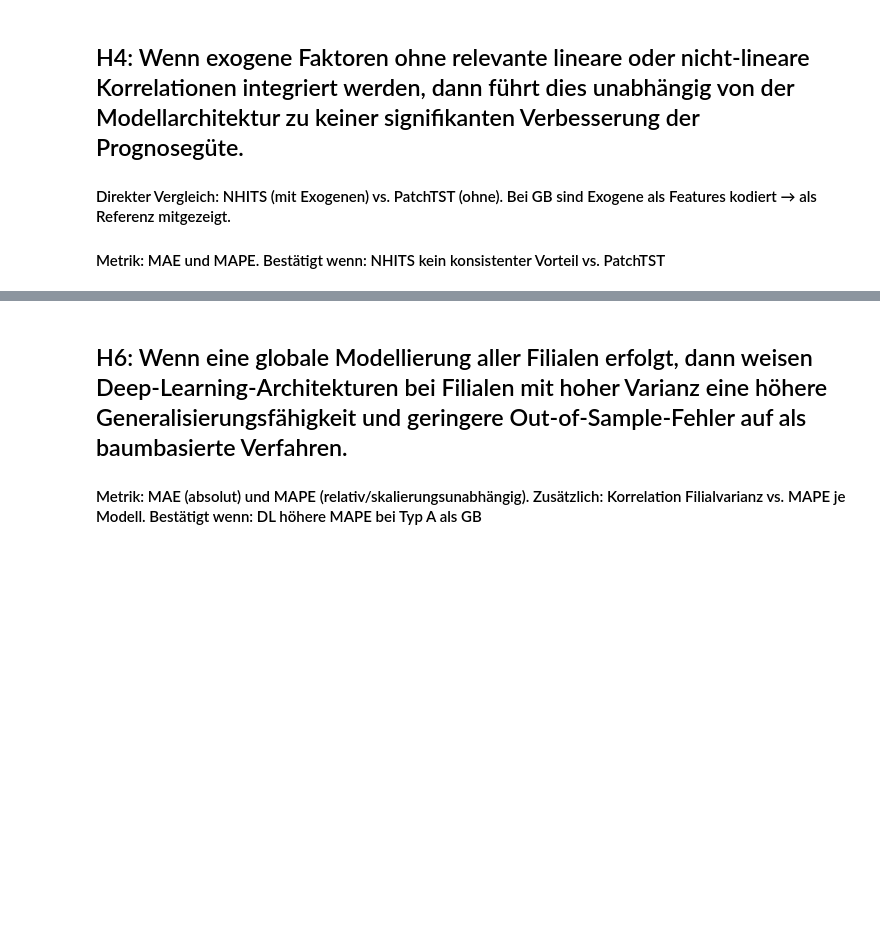
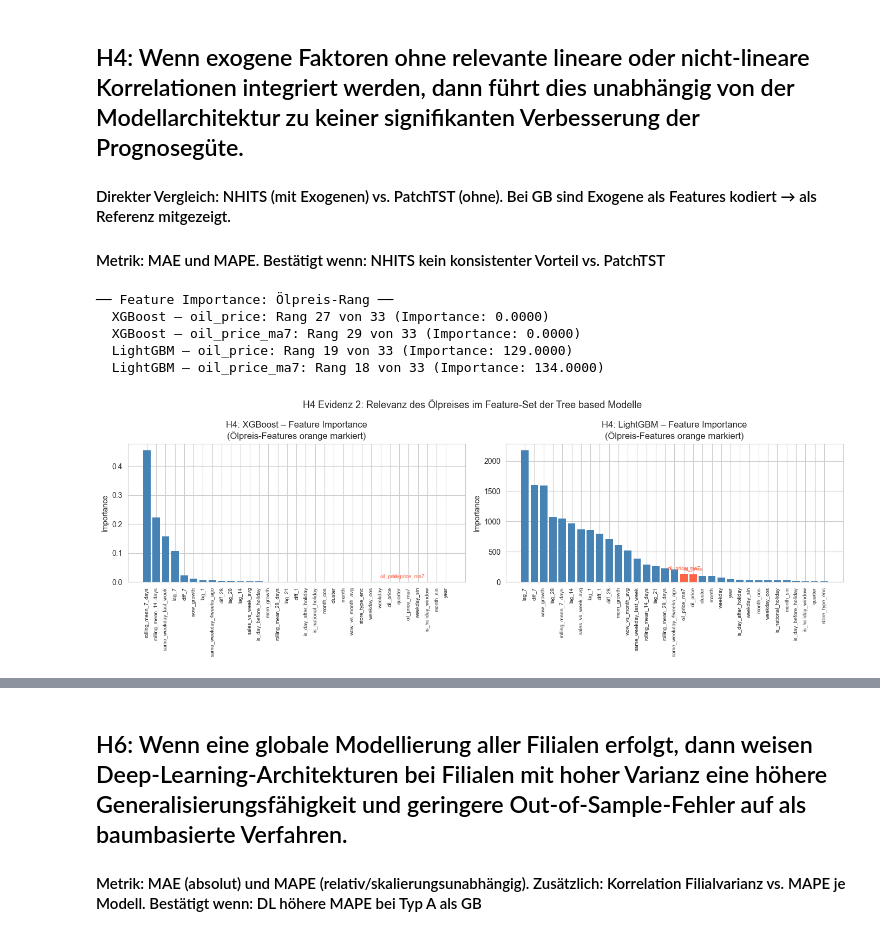
Before and after one commit to MadMax199/E-Commerce-Time-Series-Forecasting, a Jupyter notebook: 04_notebooks/06_hyptohesen_analyse.ipynb, the cells around one changed output, grey strips where cells are left out. Drawn from its saved outputs; the diff is of its cells as text; code cells hidden in the pictures; blank space fills up the shorter version.

```diff
--- a/04_notebooks/06_hyptohesen_analyse.ipynb
+++ b/04_notebooks/06_hyptohesen_analyse.ipynb
@@ -407,4 +518,54 @@ Passing `palette` without assigning `hue` is deprecated and will be removed in v
 
 ####  Direkter Vergleich: NHITS (mit Exogenen) vs. PatchTST (ohne). Bei GB sind Exogene als Features kodiert → als Referenz mitgezeigt.
 #### Metrik: MAE und MAPE. Bestätigt wenn: NHITS kein konsistenter Vorteil vs. PatchTST
+# %%
+model_xgb  = joblib.load(RESULTS / 'model_xgb_final.pkl')
+model_lgbm = joblib.load(RESULTS / 'model_lgbm_final.pkl')
+
+fi_xgb  = pd.Series(model_xgb.feature_importances_,
+                     index=FEATURE_COLS).sort_values(ascending=False)
+fi_lgbm = pd.Series(model_lgbm.feature_importances_,
+                     index=FEATURE_COLS).sort_values(ascending=False)
+
+oil_features = ['oil_price', 'oil_price_ma7']
+
+print('── Feature Importance: Ölpreis-Rang ──')
+for name, fi in [('XGBoost', fi_xgb), ('LightGBM', fi_lgbm)]:
+    for feat in oil_features:
+        rang = fi.index.get_loc(feat) + 1
+        print(f'  {name} – {feat}: Rang {rang} von {len(fi)} '
+              f'(Importance: {fi[feat]:.4f})')
+
+fig, axes = plt.subplots(1, 2, figsize=(14, 5))
+for i, (name, fi) in enumerate([('XGBoost', fi_xgb),
+                                  ('LightGBM', fi_lgbm)]):
+    colors_fi = ['tomato' if f in oil_features else 'steelblue'
+                 for f in fi.index]
+    axes[i].bar(range(len(fi)), fi.values,
+                color=colors_fi, edgecolor='none')
+    axes[i].set_xticks(range(len(fi)))
+    axes[i].set_xticklabels(fi.index, rotation=90, fontsize=7)
+    axes[i].set_title(f'H4: {name} – Feature Importance\n'
+                      f'(Ölpreis-Features orange markiert)', fontsize=12)
+    axes[i].set_ylabel('Importance')
+
+    for feat in oil_features:
+        if feat in fi.index:
+            idx = fi.index.get_loc(feat)
+            axes[i].annotate(feat, (idx, fi[feat]),
+                             textcoords='offset points',
+                             xytext=(0, 5), fontsize=7,
+                             color='tomato', ha='center')
+
+plt.suptitle('H4 Evidenz 2: Relevanz des Ölpreises im Feature-Set der Tree based Modelle',
+             fontsize=13)
+plt.tight_layout()
+plt.show()
+# %% [output]
+── Feature Importance: Ölpreis-Rang ──
+  XGBoost – oil_price: Rang 27 von 33 (Importance: 0.0000)
+  XGBoost – oil_price_ma7: Rang 29 von 33 (Importance: 0.0000)
+  LightGBM – oil_price: Rang 19 von 33 (Importance: 129.0000)
+  LightGBM – oil_price_ma7: Rang 18 von 33 (Importance: 134.0000)
+[figure, added]
 # %%
```
Also changed, not shown: parts of 13 cells of this notebook, 9 other files.
